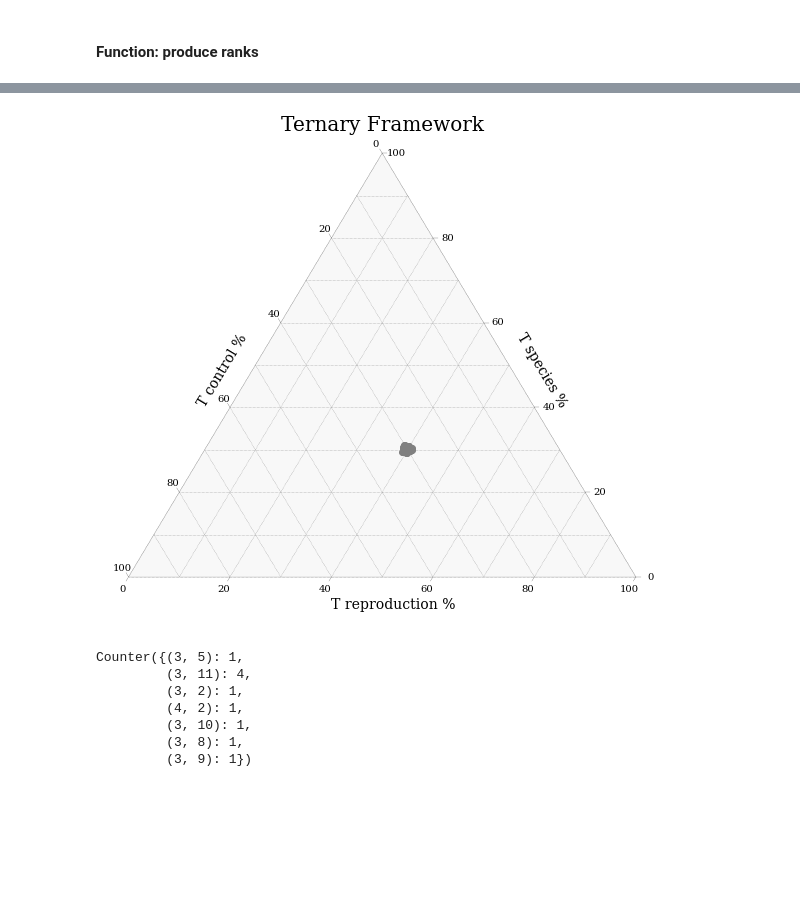
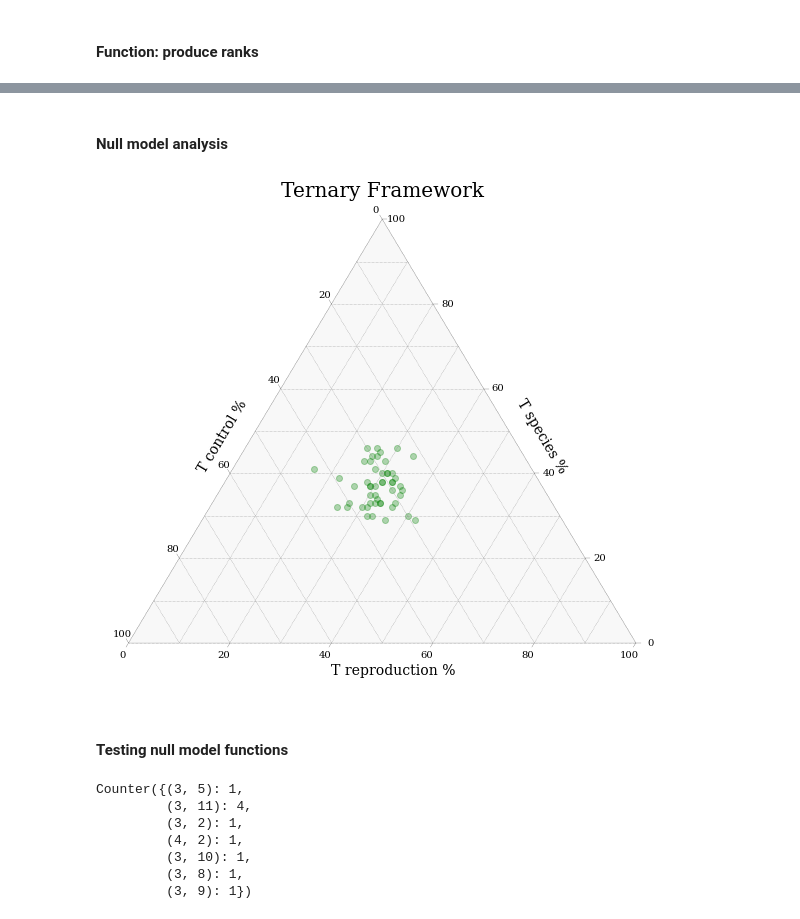
Before and after one commit to DaSh-bash/LittorinaBrooding, a Jupyter notebook: Twisst'n'Tern.ipynb, the cells around one changed output, grey strips where cells are left out. Cells and saved outputs as stored; diff of their text form; code cells hidden in the pictures; blank space fills up the shorter version.

Commit message:
null model

```diff
--- a/Twisst'n'Tern.ipynb
+++ b/Twisst'n'Tern.ipynb
@@ -31,7 +31,7 @@ def tern_plot(data):
     fig.set_size_inches(10, 9)
 
     # Plot points.
-    tax.scatter(data,color="grey")
+    tax.scatter(data,color="green",alpha=0.3)
 
     # Axis labels. (See below for corner labels.)
     fontsize = 14
@@ -47,6 +47,8 @@ def tern_plot(data):
     tax.ticks(axis='lbr', linewidth=0.2, multiple=20)
     tax.get_axes().axis('off')
 
+    #plt.text(-5, 60, 'Parabola $Y = x^2$', fontsize = 18)
+
 #tax.show()
 
 tern_plot([[33,33,33],[0,100,0],[70,10,20]])
@@ -229,34 +240,40 @@ produce_ranks(sim_null_model(10))
+# %% [markdown]
+#### Null model analysis
 # %%
-n_subtrees=10000
+run_name="t5_t10_t20"
+n_subtrees=100
 topo_weight=[]
-for _ in range(100):
+for _ in range(50):
     topS_count = []
     topC_count = []
     topR_count = []
-    rank_dict=collections.Counter(produce_ranks(sim_null_model(n_subtrees)))
+    rank_dict=collections.Counter(produce_ranks(sim_null_model_flex(n_subtrees,5,10,20)))
     for key, value in rank_dict.items():
         #print(key, value)
         if key == (4,0) or key == (3,11) or \
             key == (3,8) or key == (3,0) or key == (3,3):
             #print("yay")#TOPOLOGY S
             #print(key)
             topS_count.append(value)
         #TOPOLOGY S
         elif key == (4,1) or key == (3, 10) or key ==(3, 6) or key == (3,5) or key == (3, 1):
             topC_count.append(value)
         # TOPOLOGY C
         else:
         #key == (3,2) or key == (3, 4) or key == (3, 9) or key == (3,7) or key == (4, 2):
             topR_count.append(value)
         # TOPOLOGY R
 
     #one_value=[(sum(topS_count)),sum(topC_count),sum(topR_count)]
     #print(sum(topS_count), sum(topC_count),sum(topR_count))
     #one_value=[(sum(topS_count)/n_subtrees),sum(topC_count)/n_subtrees,sum(topR_count)/n_subtrees]
     #print((sum(topS_count)/n_subtrees)*100, sum(topC_count)/n_subtrees*100, sum(topR_count)/n_subtrees*100)
-    one_value=[(sum(topS_count)/n_subtrees)*100, sum(topC_count)/n_subtrees*100, sum(topR_count)/n_subtrees*100]
+    one_value=[(sum(topR_count)/n_subtrees)*100, sum(topS_count)/n_subtrees*100, sum(topC_count)/n_subtrees*100]
     #print(one_value)
     topo_weight.append(one_value)
 tern_plot(topo_weight)
+plt.savefig("/Users/dshipilina/GitHub/LittorinaBrooding/null_"+run_name+".pdf",bbox_inches="tight")
 # %% [output]
-[figure, old version]
+[figure, new version]
+# %% [markdown]
+#### Testing null model functions
```
Also changed, not shown: parts of 9 cells of this notebook, 5 other files.
